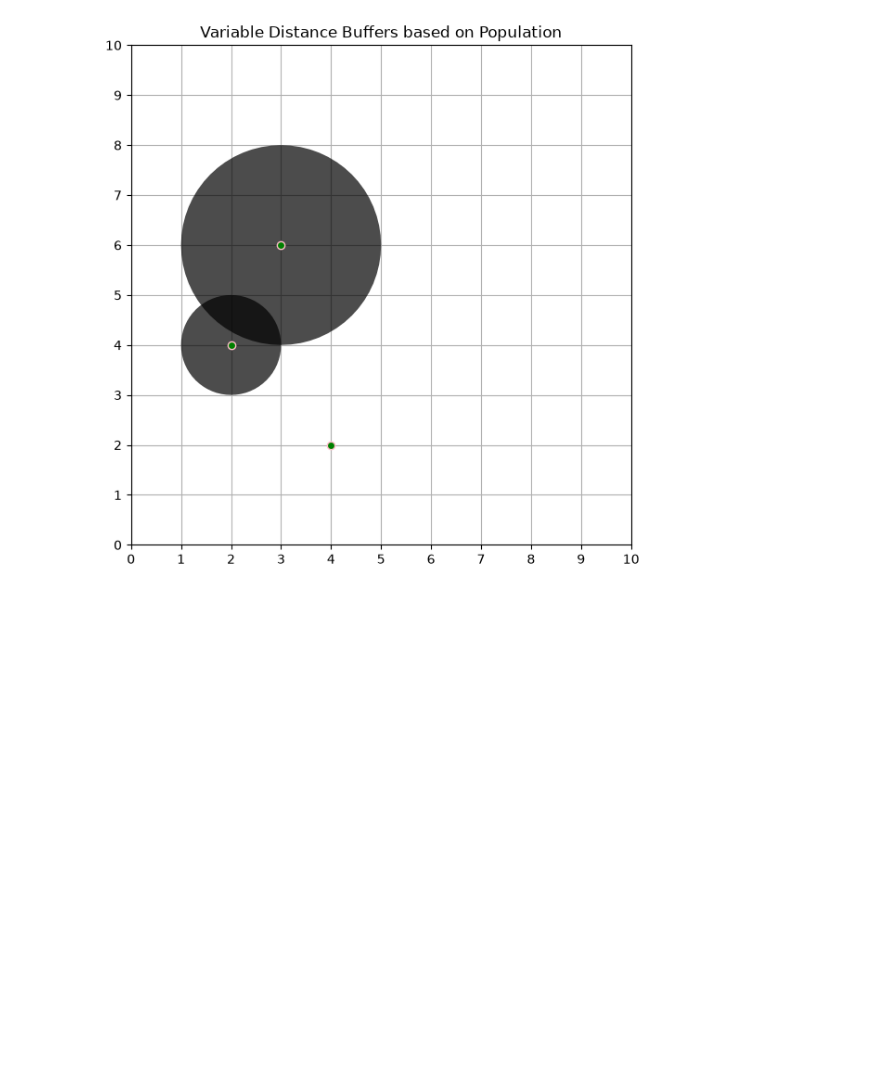
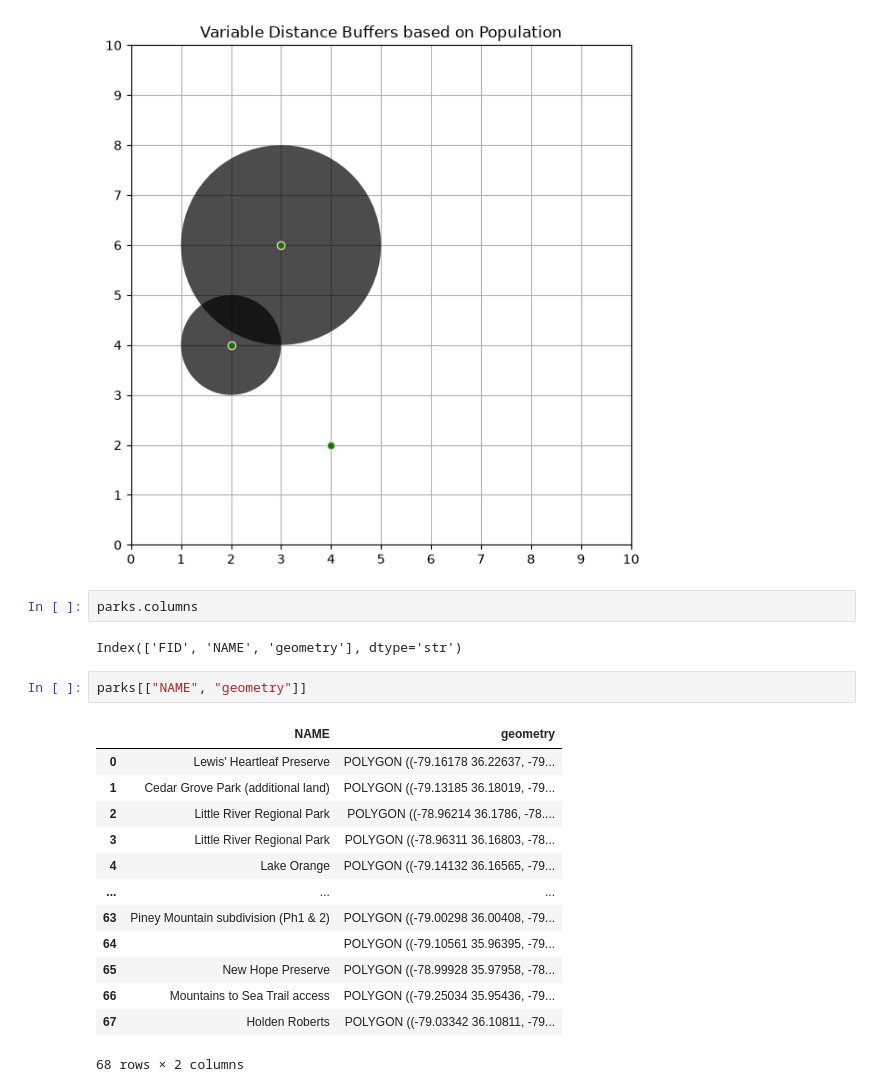
Before and after one commit to stromc485/geog592-stromc, a Jupyter notebook: schedule/week6/GEOG592_GeoPandas_Module3_Spatial_Relationships_and_Joins_vspt302026.ipynb, the cells around one changed output. Drawn from its saved outputs; the diff is of its cells as text; blank space fills up the shorter version.

```diff
--- a/schedule/week6/GEOG592_GeoPandas_Module3_Spatial_Relationships_and_Joins_vspt302026.ipynb
+++ b/schedule/week6/GEOG592_GeoPandas_Module3_Spatial_Relationships_and_Joins_vspt302026.ipynb
@@ -466,3 +466,23 @@ ax.set_title(title)
 plt.show()
 # %% [output]
 [figure]
+# %%
+parks.columns
+# %% [output]
+Index(['FID', 'NAME', 'geometry'], dtype='str')
+# %%
+parks[["NAME", "geometry"]]
+# %% [output]
+|  | NAME | geometry |
+| 0 | Lewis' Heartleaf Preserve | POLYGON ((-79.16178 36.22637, -79... |
+| 1 | Cedar Grove Park (additional land) | POLYGON ((-79.13185 36.18019, -79... |
+| 2 | Little River Regional Park | POLYGON ((-78.96214 36.1786, -78.... |
+| 3 | Little River Regional Park | POLYGON ((-78.96311 36.16803, -78... |
+| 4 | Lake Orange | POLYGON ((-79.14132 36.16565, -79... |
+| ... | ... | ... |
+| 63 | Piney Mountain subdivision (Ph1 & 2) | POLYGON ((-79.00298 36.00408, -79... |
+| 64 |  | POLYGON ((-79.10561 35.96395, -79... |
+| 65 | New Hope Preserve | POLYGON ((-78.99928 35.97958, -78... |
+| 66 | Mountains to Sea Trail access | POLYGON ((-79.25034 35.95436, -79... |
+| 67 | Holden Roberts | POLYGON ((-79.03342 36.10811, -79... |
+68 rows × 2 columns
```
Also changed, not shown: parts of 5 cells of this notebook, 1 other file.
